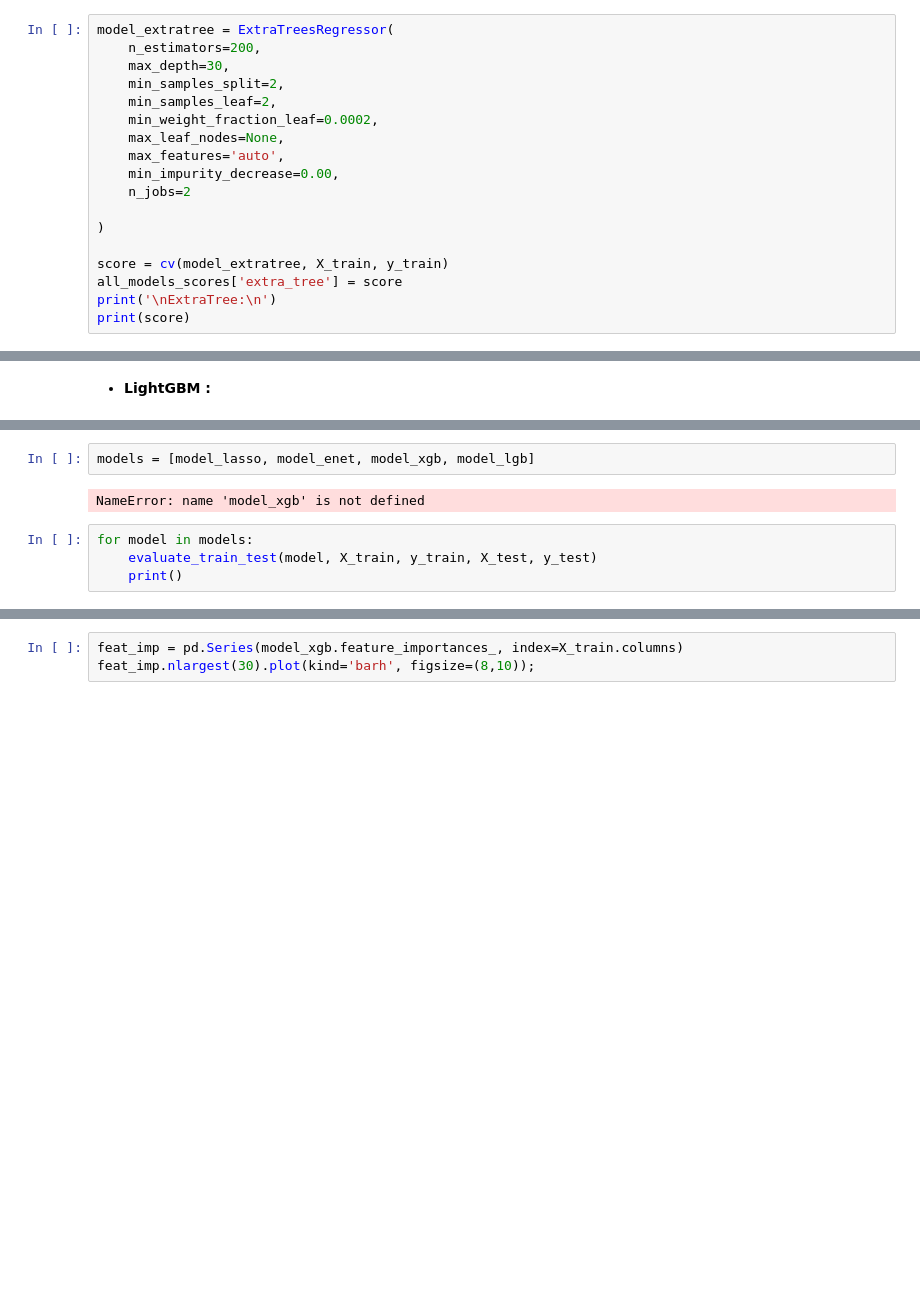
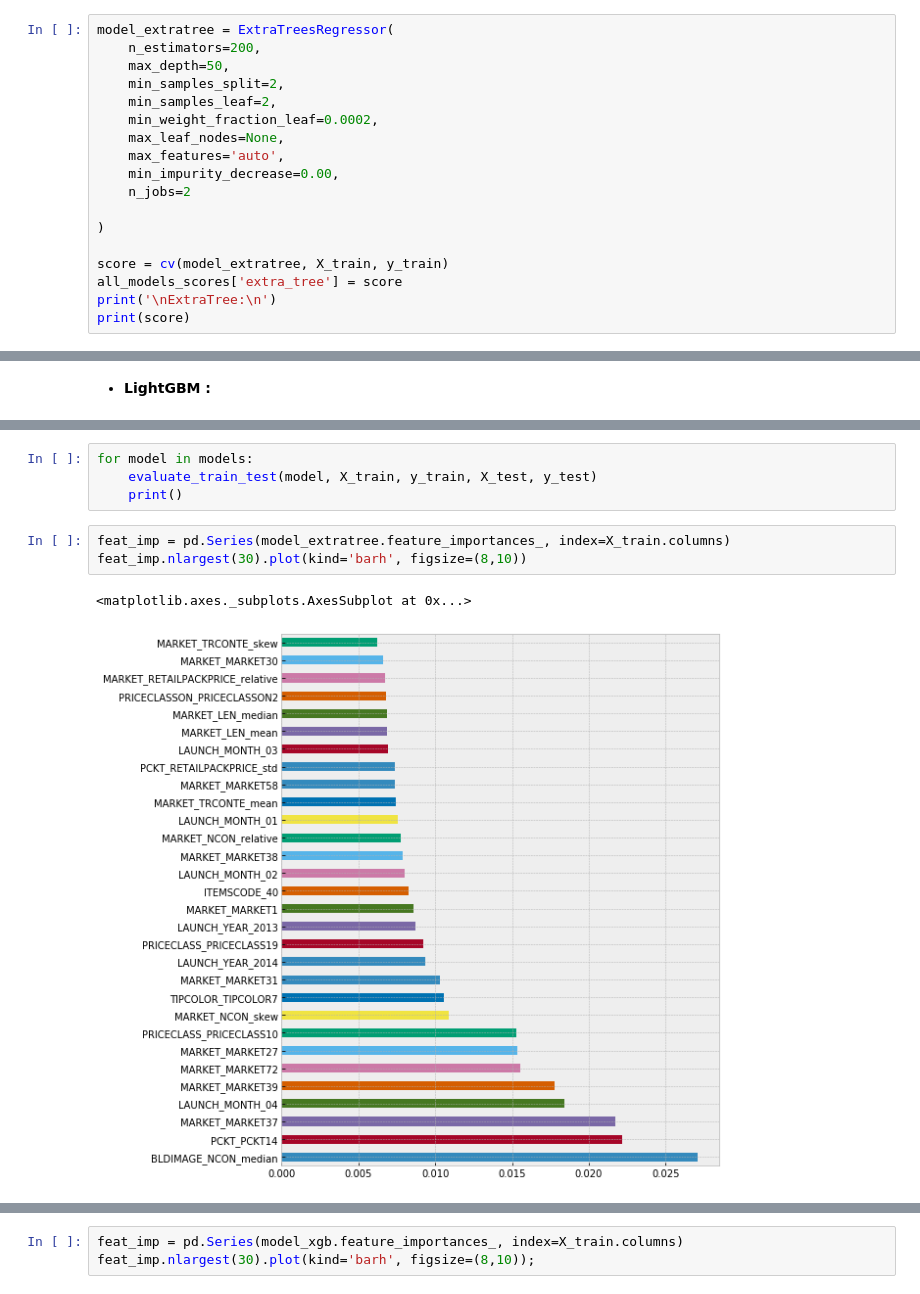
Before and after one commit to razmikmelikbekyan/market_share_prediction, a Jupyter notebook: MODELING.ipynb, the cells around one changed output, grey strips where cells are left out. Drawn from its saved outputs; the diff is of its cells as text; blank space fills up the shorter version.

```diff
--- a/MODELING.ipynb
+++ b/MODELING.ipynb
@@ -489,7 +543,7 @@ fold: 1
 # %%
 model_extratree = ExtraTreesRegressor(
     n_estimators=200,
-    max_depth=30,
+    max_depth=50,
     min_samples_split=2,
     min_samples_leaf=2,
     min_weight_fraction_leaf=0.0002,
@@ -637,11 +691,13 @@ auc: 0.807
-# %%
-models = [model_lasso, model_enet, model_xgb, model_lgb]
-# %% [output]
-NameError: name 'model_xgb' is not defined
 # %%
 for model in models:
     evaluate_train_test(model, X_train, y_train, X_test, y_test)
     print()
+# %%
+feat_imp = pd.Series(model_extratree.feature_importances_, index=X_train.columns)
+feat_imp.nlargest(30).plot(kind='barh', figsize=(8,10))
+# %% [output]
+<matplotlib.axes._subplots.AxesSubplot at 0x...>
+[figure, added]
 # %%
 feat_imp = pd.Series(model_lgb.feature_importances_, index=X_train.columns)
 feat_imp.nlargest(30).plot(kind='barh', figsize=(8,10))
```
Also changed, not shown: parts of 17 cells of this notebook.
